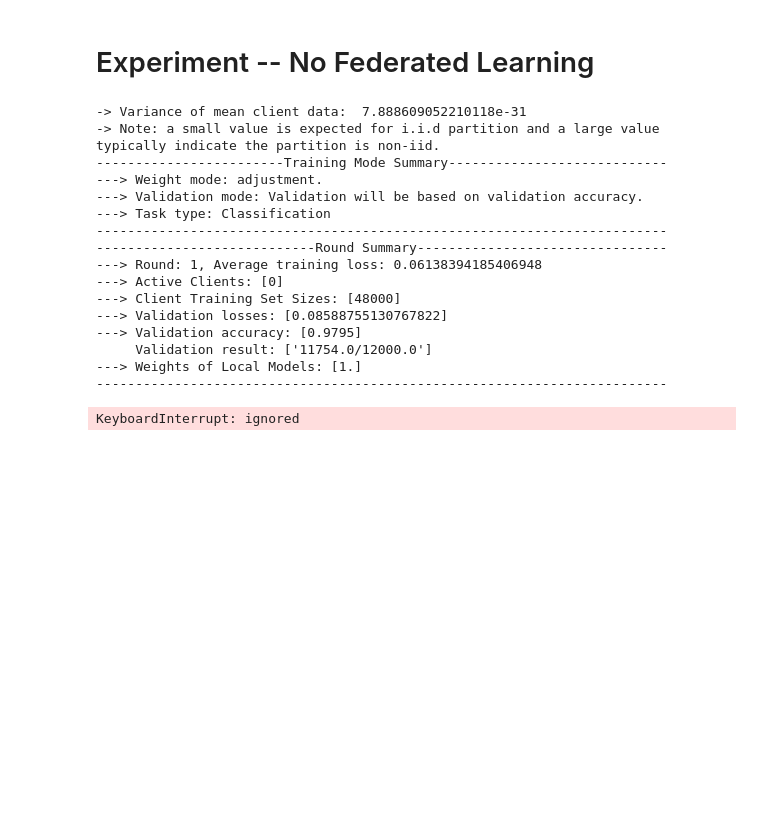
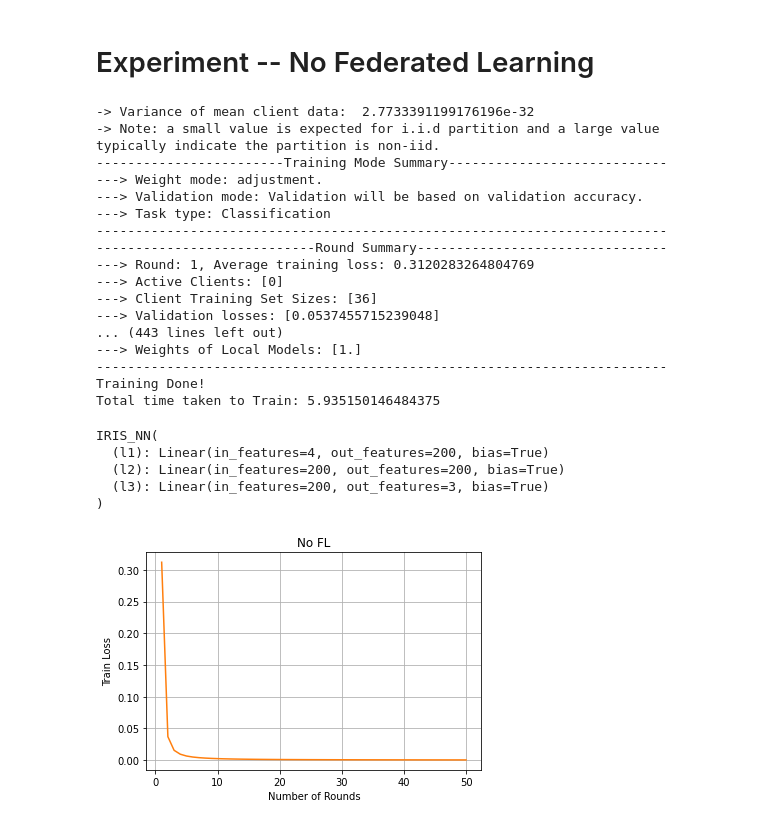
Before and after one commit to SizhuangHe/FL-REU, a Jupyter notebook: FL.ipynb, the cells around one changed output. Saved outputs shown, nothing was run; the diff lists cells and outputs as text; code cells hidden in the pictures; blank space fills up the shorter version.

```diff
--- a/FL.ipynb
+++ b/FL.ipynb
@@ -101,19 +120,19 @@ class IRIS_NN(nn.Module):
 # %% [markdown]
 ### Dataset setup
 # %%
-# df = pd.read_csv("Iris.csv")
+df = pd.read_csv("Iris.csv")
 
-# le=LabelEncoder()
-# df['Species']=le.fit_transform(df['Species'])
+le=LabelEncoder()
+df['Species']=le.fit_transform(df['Species'])
 
-# label=df['Species'].values
+label=df['Species'].values
 
-# scaler=StandardScaler()
-# df = df.drop('Species',axis=1)
-# df = df.drop('Id', axis=1)
-# scaled_df=scaler.fit_transform(df)
+scaler=StandardScaler()
+df = df.drop('Species',axis=1)
+df = df.drop('Id', axis=1)
+scaled_df=scaler.fit_transform(df)
 
-# feature=scaled_df.astype(np.float32)
+feature=scaled_df.astype(np.float32)
 # %%
 class IrisData(Dataset):
   def __init__(self, feature, label):
@@ -239,12 +261,12 @@ dataset_train3 = copy.deepcopy(dataset_train1)
 # %% [markdown]
 Prepare the entire dataset to be two np arrays, one named feature and one named label. Then the following does not need changing.
 # %%
-# feature_train,feature_test,label_train, label_test=train_test_split(feature, label, test_size=0.40,random_state=42)
+feature_train,feature_test,label_train, label_test=train_test_split(feature, label, test_size=0.40,random_state=42)
 # %%
-# dataset_train1 = IrisData(feature_train, label_train) # only the __init__ function is called here
-# datset_train2 = copy.deepcopy(dataset_train1)
-# datset_train3 = copy.deepcopy(dataset_train1)
-# dataset_test = IrisData(feature_test, label_test)
+dataset_train1 = IrisData(feature_train, label_train) # only the __init__ function is called here
+dataset_train2 = copy.deepcopy(dataset_train1)
+dataset_train3 = copy.deepcopy(dataset_train1)
+dataset_test = IrisData(feature_test, label_test)
 # %% [markdown]
 # Partition the Data
 # %%
@@ -303,8 +325,12 @@ def non_iid_partition(dataset, num_clients, num_shards, report_iid_metric=False)
   """
 
   dataset_len = len(dataset)
-  shards_size = dataset_len//num_shards # floor division
+  shards_size = (dataset_len//num_shards)# floor division
   num_shards_per_client = num_shards//num_clients
+
+  print("Non-IID partition Summary:")
+  print(f"Size of one shard: {shards_size}")
+  print(f"Number of shards per client: {num_shards_per_client}")
 
   shard_idxs = [i for i in range(num_shards)]
   client_dict = {i: np.array([], dtype='int64') for i in range(num_clients)}
@@ -312,8 +338,8 @@ def non_iid_partition(dataset, num_clients, num_shards, report_iid_metric=False)
   idxs = np.arange(dataset_len)
   #print(f"idxs: {idxs}")
 
-  #data_labels = dataset.label # data_labels should be a np array of all labels
-  data_labels = dataset.targets.numpy()
+  data_labels = dataset.label # data_labels should be a np array of all labels
+  #data_labels = dataset.targets.numpy()
   #print(f"data_labels: {data_labels}")
 
   # sort the labels
@@ -1240,38 +1656,44 @@ testing(model=model_non_iid_trained6, dataset=dataset_test, bs=batch_size, crite
 # %%
 centralized_model = IRIS_NN(input_size, num_hidden_neuron, output_size)
 # number of training rounds
-rounds = 150
+rounds = 50
 # client fraction
 C = 1
 # number of clients
 K = 1
 # number of training passes on local dataset for each round
-E = 10
+E = 30
 # batch size
 batch_size = 10
 # learning Rate
 lr=0.01
 # data partition dictionary
 client_dict = non_iid_partition(dataset_train3, num_clients=K, num_shards=K, report_iid_metric=True) # every client is given only one shard, which is very non_iid
 central_dict = client_dict_train_val_split(client_dict_in=client_dict, validation_ratio=0.2)
 
 training(model=centralized_model, num_rounds=rounds, batch_size=batch_size, num_classes=num_classes, learning_rate=lr, dataset=dataset_train3, data_dict=central_dict, active_client_fraction=C, num_clients=K, num_epochs=E, criterion=criterion, isClassification=True, weight_mode=weight_mode3, validate_on=val_mode3, plt_title="No FL", plt_color="orange")
 # %% [output]
--> Variance of mean client data:  7.888609052210118e-31
+-> Variance of mean client data:  2.7733391199176196e-32
 -> Note: a small value is expected for i.i.d partition and a large value typically indicate the partition is non-iid.
 ------------------------Training Mode Summary----------------------------
 ---> Weight mode: adjustment.
 ---> Validation mode: Validation will be based on validation accuracy.
 ---> Task type: Classification
 -------------------------------------------------------------------------
 ----------------------------Round Summary--------------------------------
----> Round: 1, Average training loss: 0.06138394185406948
+---> Round: 1, Average training loss: 0.3120283264804769
 ---> Active Clients: [0]
----> Client Training Set Sizes: [48000]
----> Validation losses: [0.08588755130767822]
----> Validation accuracy: [0.9795]
-     Validation result: ['11754.0/12000.0']
+---> Client Training Set Sizes: [36]
+---> Validation losses: [0.0537455715239048]
+... (443 lines left out)
 ---> Weights of Local Models: [1.]
 -------------------------------------------------------------------------
+Training Done!
+Total time taken to Train: 5.935150146484375
-KeyboardInterrupt: ignored
+IRIS_NN(
+  (l1): Linear(in_features=4, out_features=200, bias=True)
+  (l2): Linear(in_features=200, out_features=200, bias=True)
+  (l3): Linear(in_features=200, out_features=3, bias=True)
+)
+[figure, added]
 # %%
```
Also changed, not shown: parts of 40 cells of this notebook.
